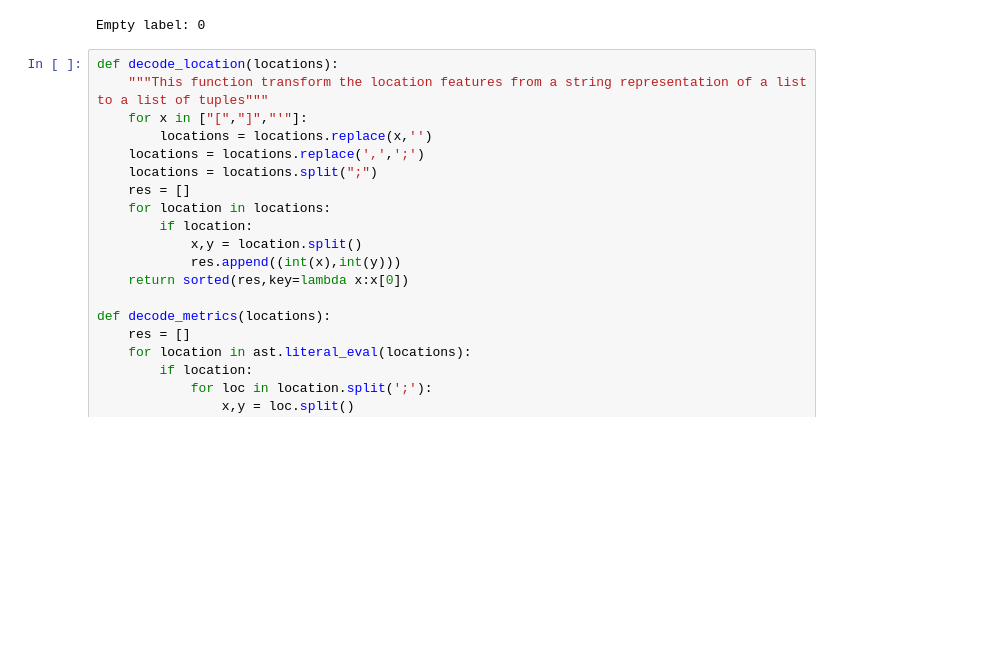
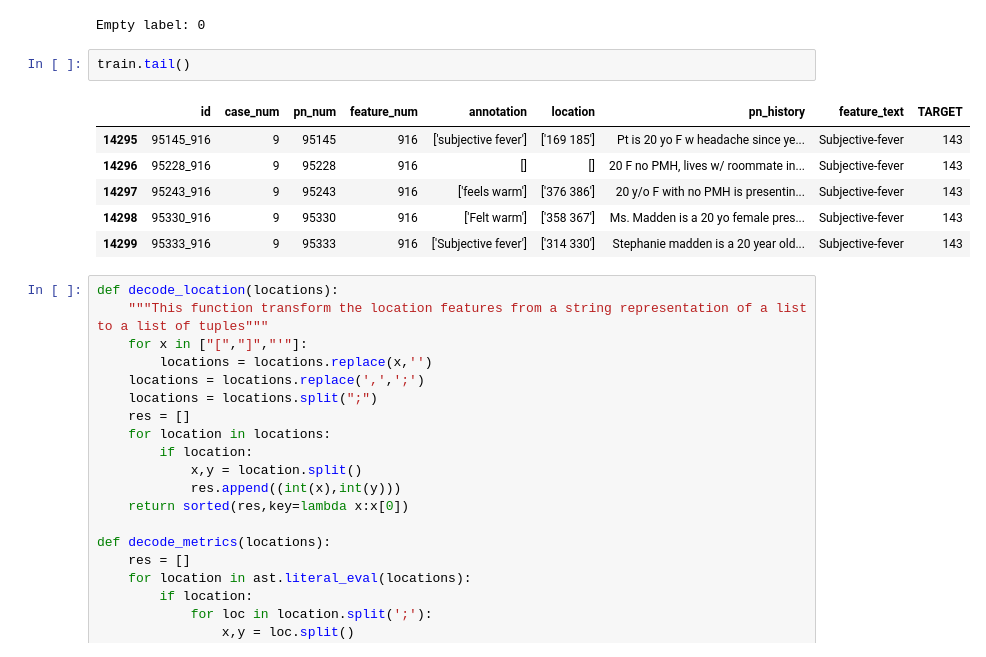
Before and after one commit to adikal25/NBME, a Jupyter notebook: Score_Clinical_Patient_Notes.ipynb, the cells around one changed output. Drawn from its saved outputs; the diff is of its cells as text; blank space fills up the shorter version.

```diff
--- a/Score_Clinical_Patient_Notes.ipynb
+++ b/Score_Clinical_Patient_Notes.ipynb
@@ -250,6 +245,15 @@ EMPTY_IDX = label_encoder.transform([EMPTY, ])[0]
 print(f"Empty label: {EMPTY_IDX}")
 # %% [output]
 Empty label: 0
+# %%
+train.tail()
+# %% [output]
+|  | id | case_num | pn_num | feature_num | annotation | location | pn_history | feature_text | TARGET |
+| 14295 | 95145_916 | 9 | 95145 | 916 | ['subjective fever'] | ['169 185'] | Pt is 20 yo F w headache since ye... | Subjective-fever | 143 |
+| 14296 | 95228_916 | 9 | 95228 | 916 | [] | [] | 20 F no PMH, lives w/ roommate in... | Subjective-fever | 143 |
+| 14297 | 95243_916 | 9 | 95243 | 916 | ['feels warm'] | ['376 386'] | 20 y/o F with no PMH is presentin... | Subjective-fever | 143 |
+| 14298 | 95330_916 | 9 | 95330 | 916 | ['Felt warm'] | ['358 367'] | Ms. Madden is a 20 yo female pres... | Subjective-fever | 143 |
+| 14299 | 95333_916 | 9 | 95333 | 916 | ['Subjective fever'] | ['314 330'] | Stephanie madden is a 20 year old... | Subjective-fever | 143 |
 # %%
 def decode_location(locations):
     """This function transform the location features from a string representation of a list to a list of tuples"""
```
Also changed, not shown: parts of 7 cells of this notebook.
